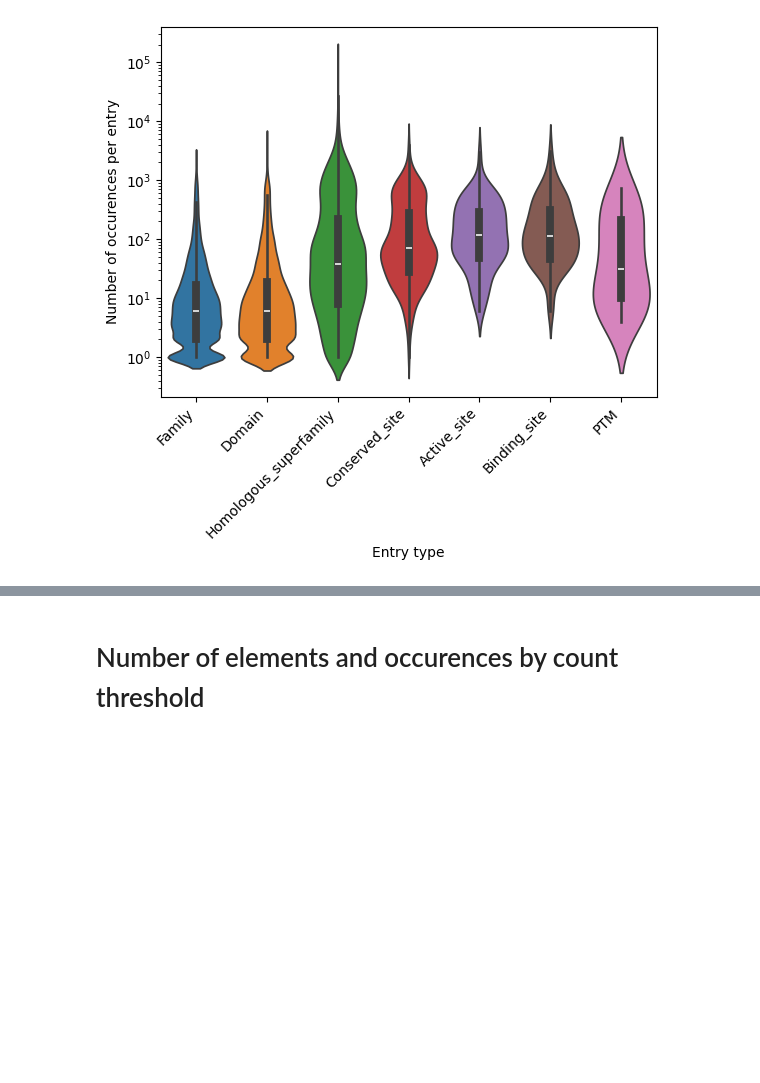
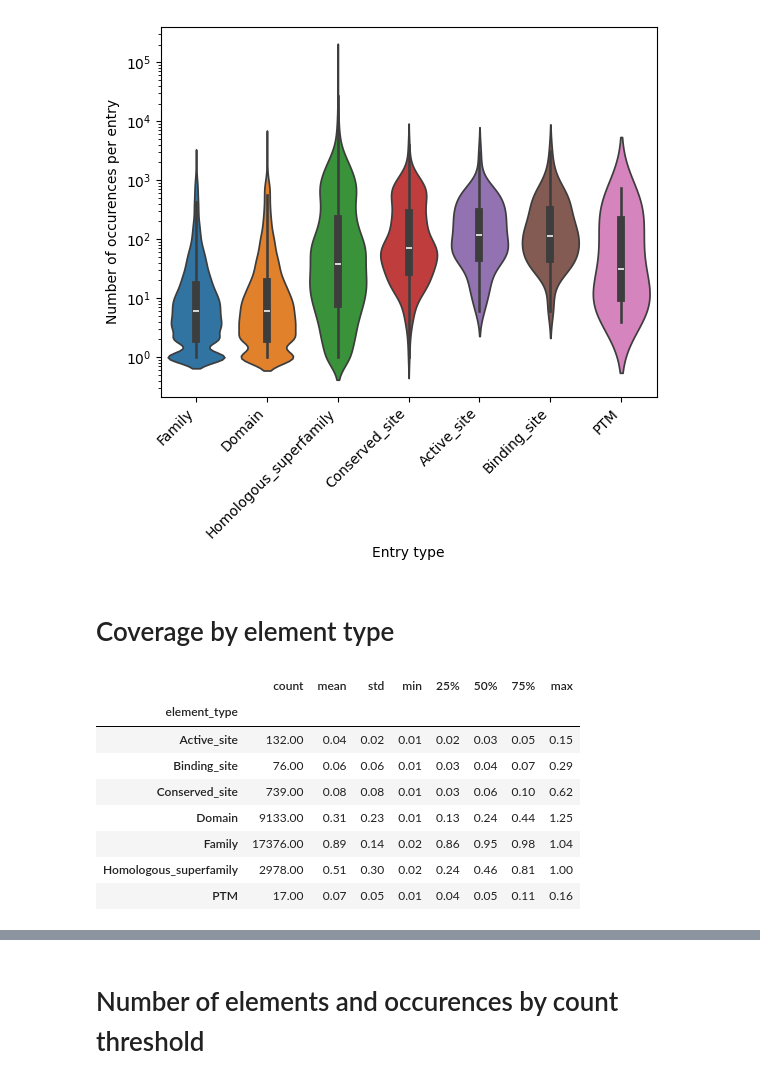
Before and after one commit to rcalef/magneton, a Jupyter notebook: experiments/create_label_subsets.ipynb, the cells around one changed output, grey strips where cells are left out. Drawn from its saved outputs; the diff is of its cells as text; code cells hidden in the pictures; blank space fills up the shorter version.

```diff
--- a/experiments/create_label_subsets.ipynb
+++ b/experiments/create_label_subsets.ipynb
@@ -167,3 +167,23 @@ plt.xlabel("Entry type")
 # %% [output]
 Text(0.5, 0, 'Entry type')
 [figure]
+# %% [markdown]
+# Coverage by element type
+# %%
+(
+    combined_stats_nonzero
+    .groupby("element_type")["avg_coverage"]
+#    .describe(percentiles=[0.25, 0.5, 0.75, 0.8, 0.9, 0.95])
+    .describe()
+    .style.format("{:.2f}")
+)
+# %% [output]
+|  | count | mean | std | min | 25% | 50% | 75% | max |
+| element_type |  |  |  |  |  |  |  |  |
+| Active_site | 132.00 | 0.04 | 0.02 | 0.01 | 0.02 | 0.03 | 0.05 | 0.15 |
+| Binding_site | 76.00 | 0.06 | 0.06 | 0.01 | 0.03 | 0.04 | 0.07 | 0.29 |
+| Conserved_site | 739.00 | 0.08 | 0.08 | 0.01 | 0.03 | 0.06 | 0.10 | 0.62 |
+| Domain | 9133.00 | 0.31 | 0.23 | 0.01 | 0.13 | 0.24 | 0.44 | 1.25 |
+| Family | 17376.00 | 0.89 | 0.14 | 0.02 | 0.86 | 0.95 | 0.98 | 1.04 |
+| Homologous_superfamily | 2978.00 | 0.51 | 0.30 | 0.02 | 0.24 | 0.46 | 0.81 | 1.00 |
+| PTM | 17.00 | 0.07 | 0.05 | 0.01 | 0.04 | 0.05 | 0.11 | 0.16 |
```
Also changed, not shown: parts of 5 cells of this notebook.
